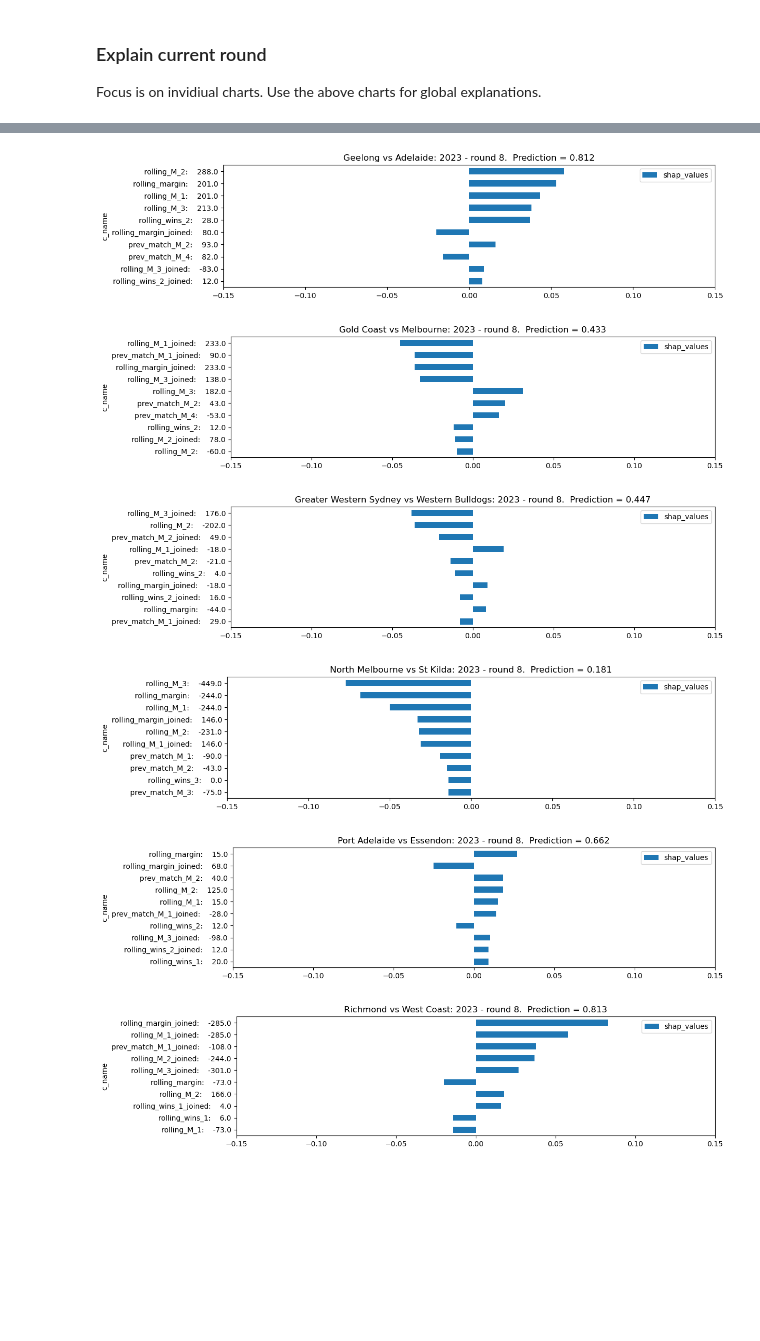
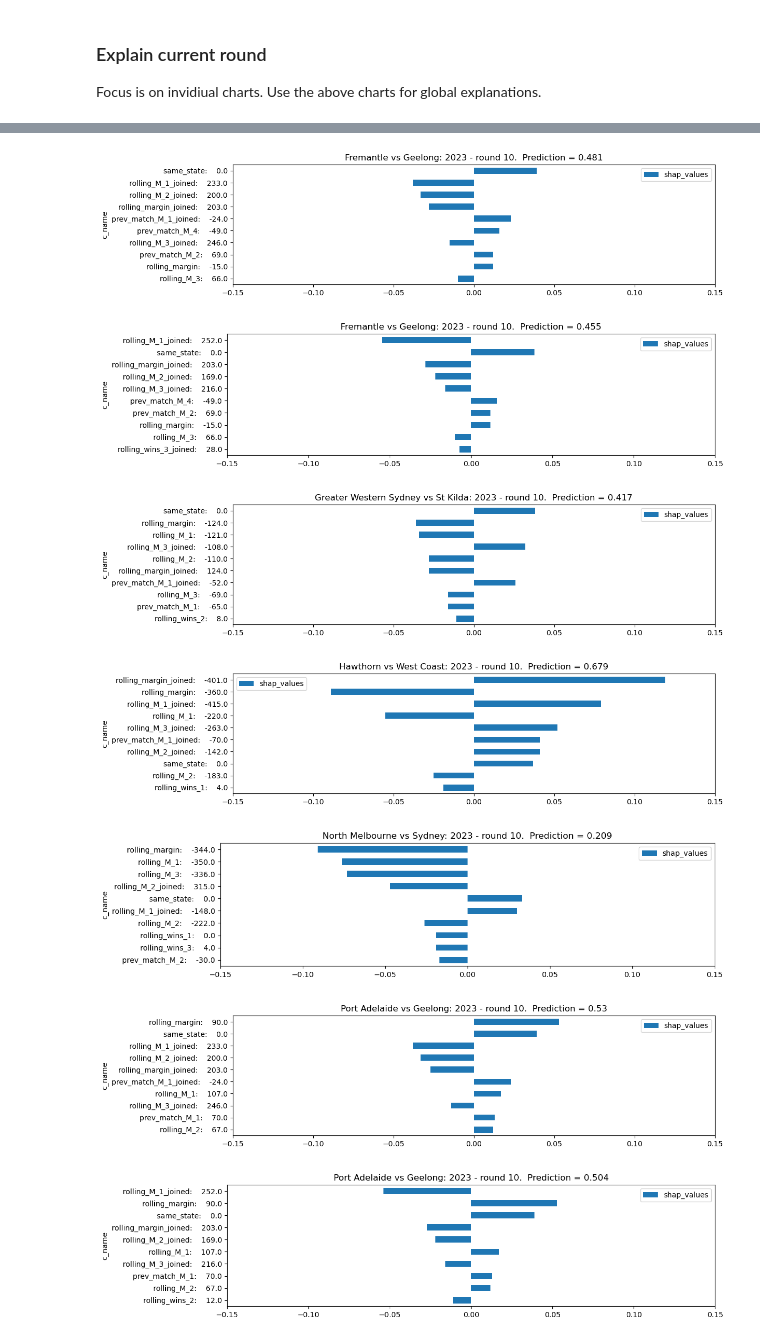
Before and after one commit to S1GR/mlflow_afl, a Jupyter notebook: notebooks/shap.ipynb, the cells around one changed output, grey strips where cells are left out. Saved outputs shown, nothing was run; the diff lists cells and outputs as text; code cells hidden in the pictures; blank space fills up the shorter version.

Commit message:
added state feature

```diff
--- a/notebooks/shap.ipynb
+++ b/notebooks/shap.ipynb
@@ -23,7 +21,7 @@ True
 ROOT_DIRECTORY = os.environ["ROOT_DIRECTORY"]
 SCORE_YEAR = 2023
 SCORE_ROUND = 8
-MODEL = "automl_lgbm_30_nf"
+MODEL = "automl_lgbm_30_nf_state"
 
 with open(ROOT_DIRECTORY + "/src/config.yaml", "r") as stream:
     config_input = yaml.safe_load(stream)
@@ -78,7 +76,7 @@ No data for colormapping provided via 'c'. Parameters 'vmin', 'vmax' will be ign
 Focus is on invidiual charts.  Use the above charts for global explanations.
 # %%
 processed_features = pd.read_csv(ROOT_DIRECTORY + FEATURE_SET)
-samples_to_assess = processed_features.loc[(processed_features['game_year']==2023) & (processed_features['round_num'] == 8)]
+samples_to_assess = processed_features.loc[(processed_features['game_year']==2023) & (processed_features['round_num'] == 10)]
 samples_to_assess["score"] = automl.predict_proba(samples_to_assess[TRAIN_COLUMNS])[:, 1]
 background_samples = processed_features.sample(30)
 x = explainer(background_samples,samples_to_assess,automl,TRAIN_COLUMNS,0)
@@ -109,6 +107,7 @@ No data for colormapping provided via 'c'. Parameters 'vmin', 'vmax' will be ign
-[figure, old version]
+[figure, new version]
-[figure, old version]
+[figure, new version]
-[figure, old version]
+[figure, new version]
-[figure, old version]
+[figure, new version]
-[figure, old version]
+[figure, new version]
-[figure, old version]
+[figure, new version]
+[figure, added]
```
Also changed, not shown: parts of 3 cells of this notebook, 11 other files.
